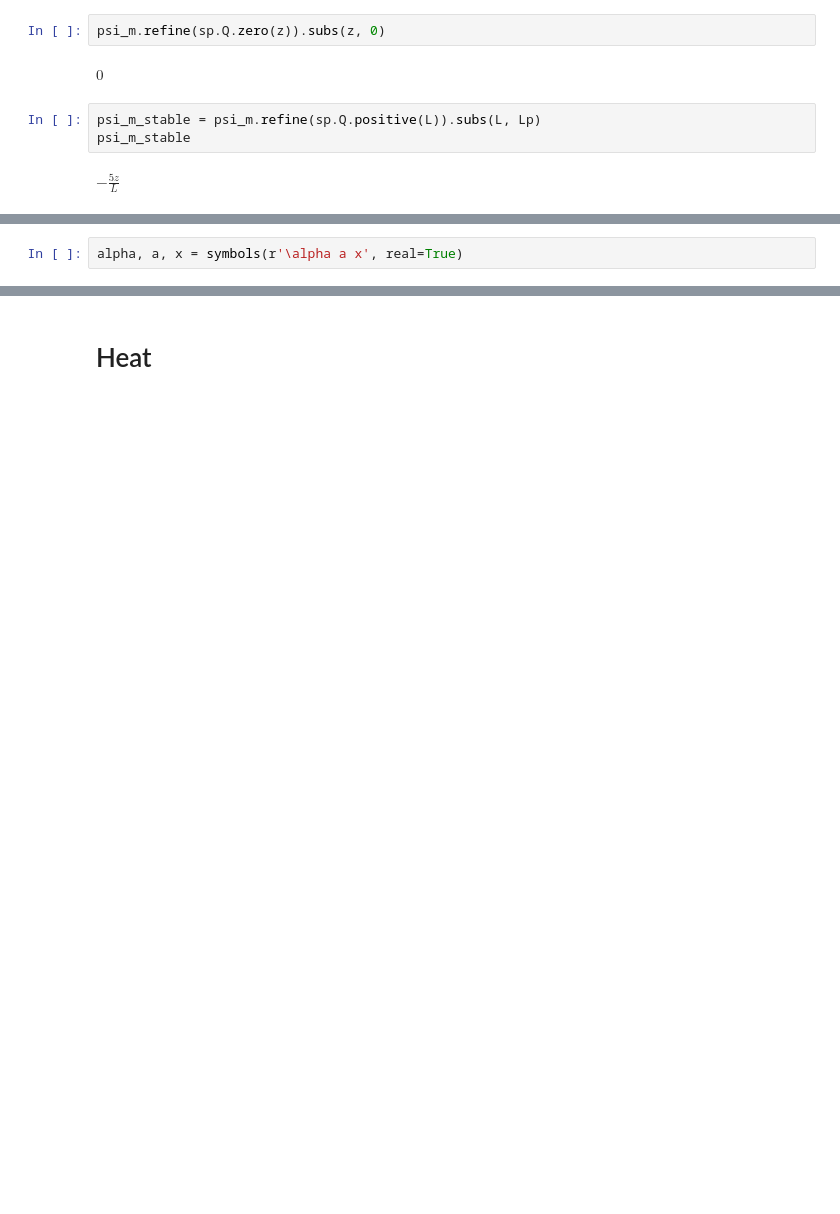
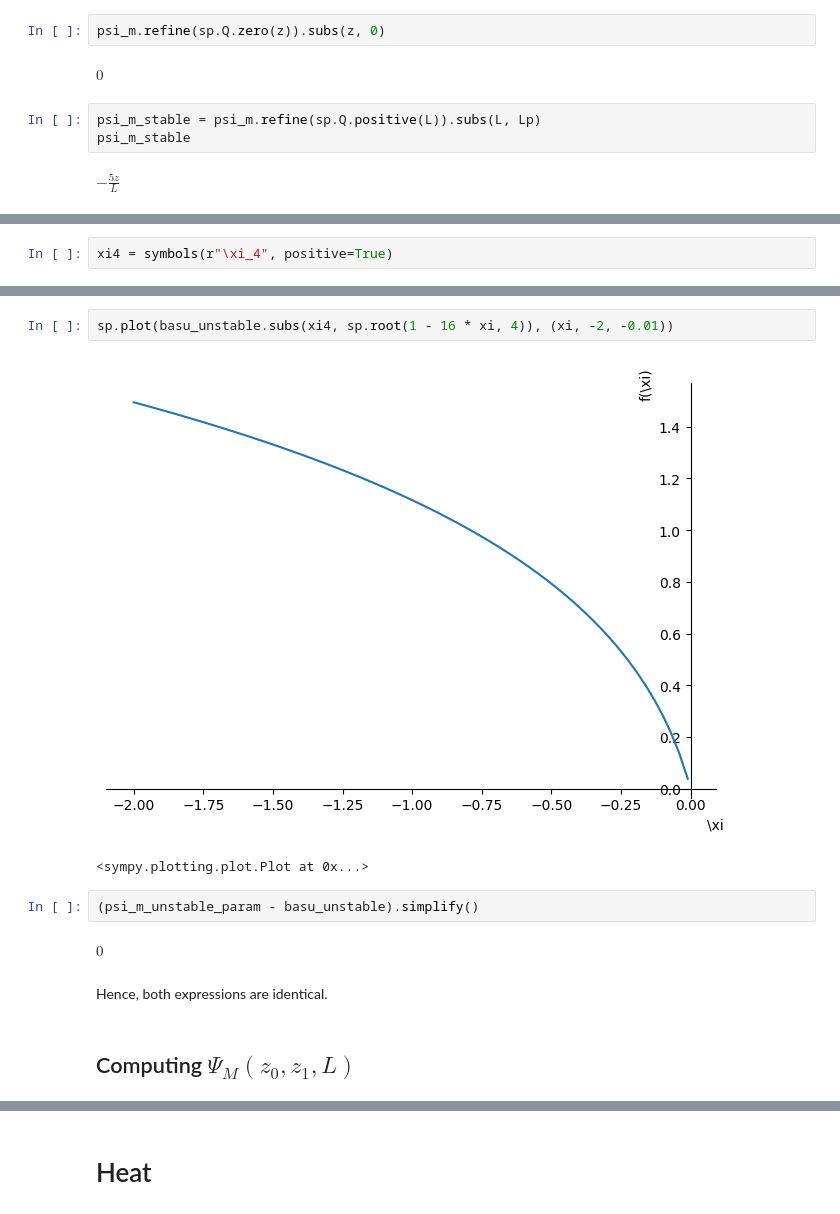
Before and after one commit to exabl/snek5000-abl, a Jupyter notebook: docs/validation/stratification_corrections.ipynb, the cells around one changed output, grey strips where cells are left out. Cells and saved outputs as stored; diff of their text form; blank space fills up the shorter version.

```diff
--- a/docs/validation/stratification_corrections.ipynb
+++ b/docs/validation/stratification_corrections.ipynb
@@ -66,3 +112,3 @@ $\displaystyle - 4 \sqrt[4]{1 - \frac{16 z}{L}} + \log{\left(- \frac{1}{L} \righ
 # %%
-alpha, a, x = symbols(r'\alpha a x', real=True)
+xi4 = symbols(r"\xi_4", positive=True)
 # %%
@@ -84,0 +149,13 @@ math.log(z_1/z_0) - 5*z_0/L + 5*z_1/L
+# %%
+sp.plot(basu_unstable.subs(xi4, sp.root(1 - 16 * xi, 4)), (xi, -2, -0.01))
+# %% [output]
+[figure, added]
+<sympy.plotting.plot.Plot at 0x...>
+# %%
+(psi_m_unstable_param - basu_unstable).simplify()
+# %% [output]
+$\displaystyle 0$
+# %% [markdown]
+Hence, both expressions are identical.
+# %% [markdown]
+## Computing $\Psi_M(z_0, z_1, L)$
```
Also changed, not shown: parts of 60 cells of this notebook, 3 other files.
